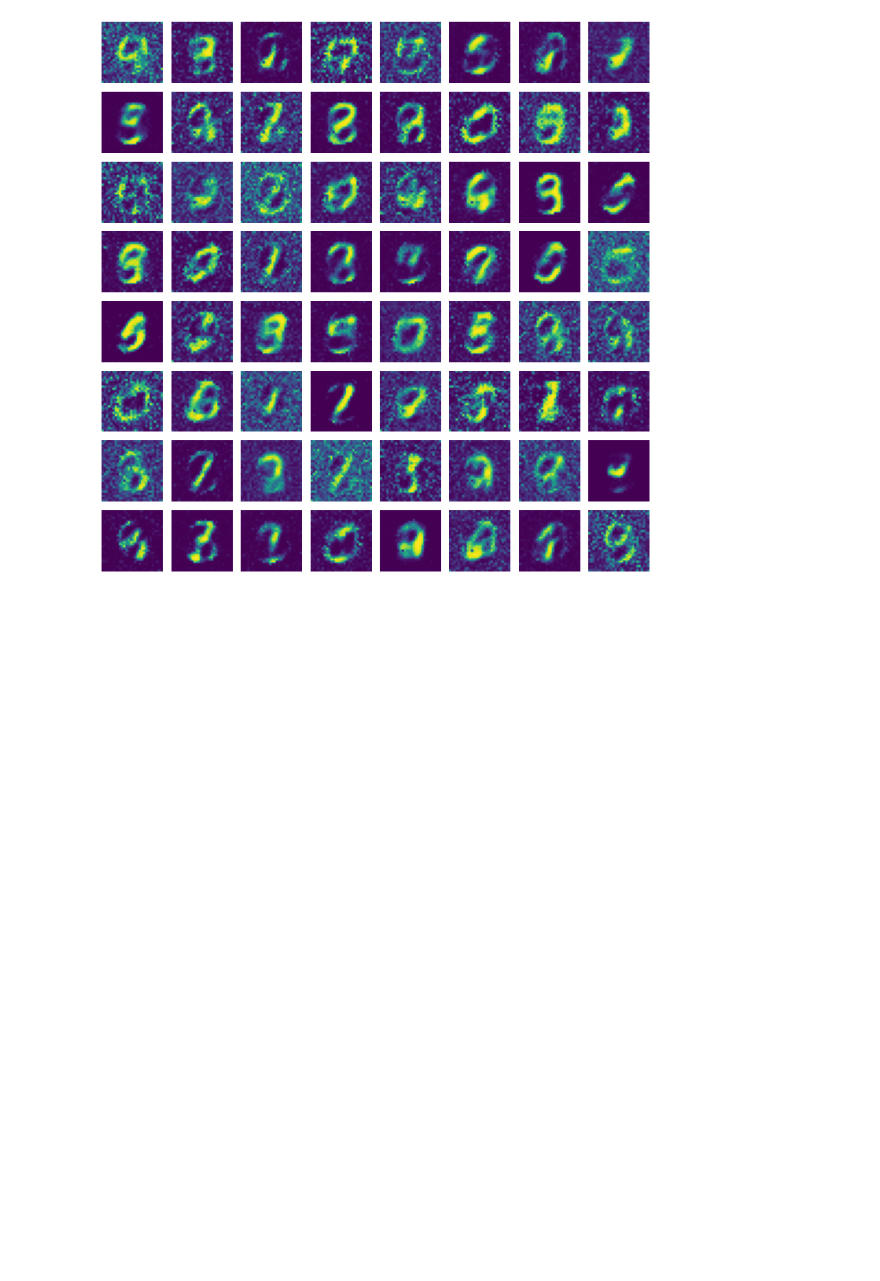
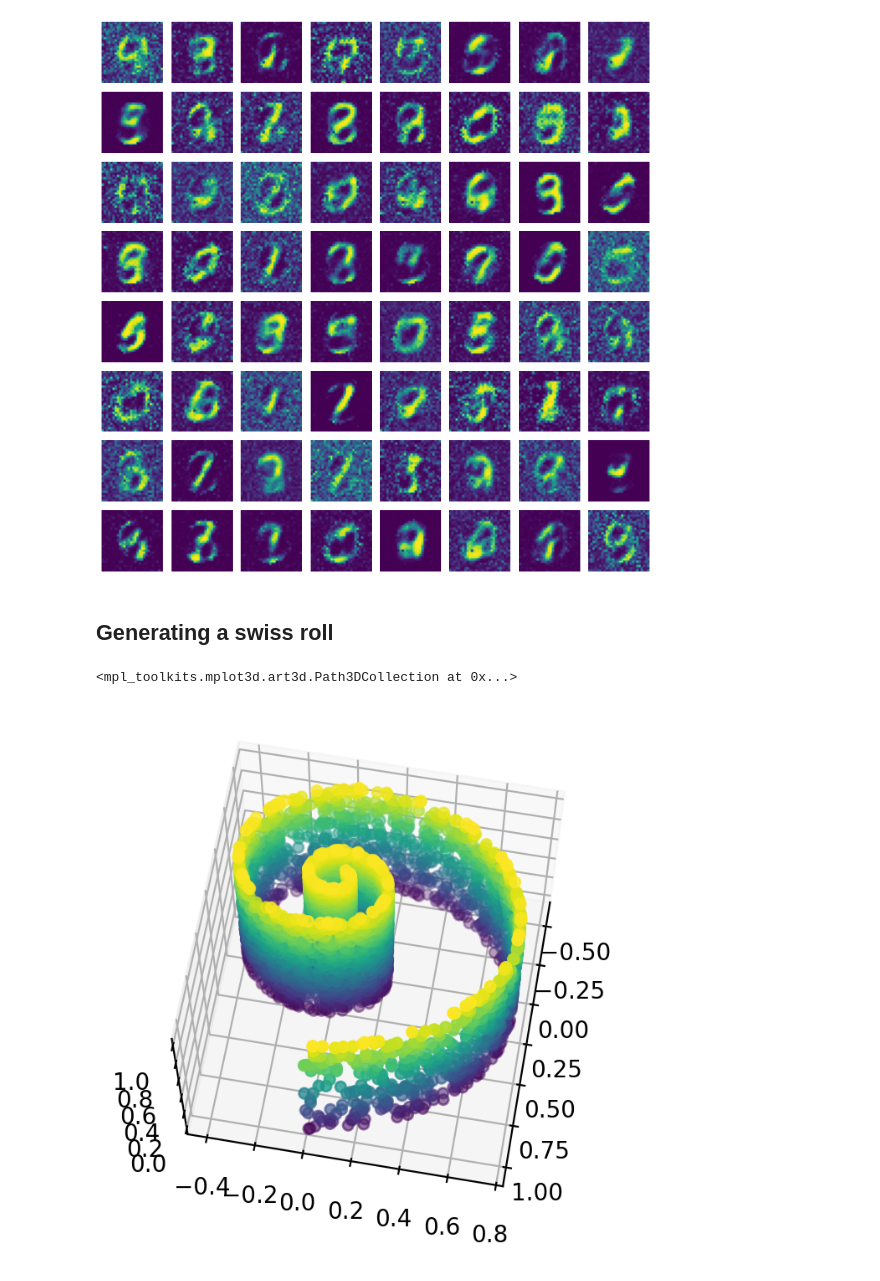
Before and after one commit to CRC183-summer-school/school_2021, a Jupyter notebook: notebooks/EvN_Lecture_2.ipynb, the cells around one changed output. Saved outputs shown, nothing was run; the diff lists cells and outputs as text; code cells hidden in the pictures; blank space fills up the shorter version.

```diff
--- a/notebooks/EvN_Lecture_2.ipynb
+++ b/notebooks/EvN_Lecture_2.ipynb
@@ -741,3 +766,21 @@ for i in range(8):
 fig.tight_layout()
 # %% [output]
 [figure]
+# %% [markdown]
+## Generating a swiss roll
+# %%
+random_angle = np.random.rand(int(5e3))*15
+r = np.exp(0.2*random_angle)
+
+x = np.cos(random_angle)/r
+y = np.sin(random_angle)/r
+z = np.random.rand(len(x))
+points = np.vstack((x,y,z)).T
+
+fig = plt.figure(dpi=200)
+ax = fig.add_subplot(projection='3d')
+ax.view_init(elev=65., azim=10)
+ax.scatter(x, y, z, c=z)
+# %% [output]
+<mpl_toolkits.mplot3d.art3d.Path3DCollection at 0x...>
+[figure, added]
```
Also changed, not shown: parts of 4 cells of this notebook.
